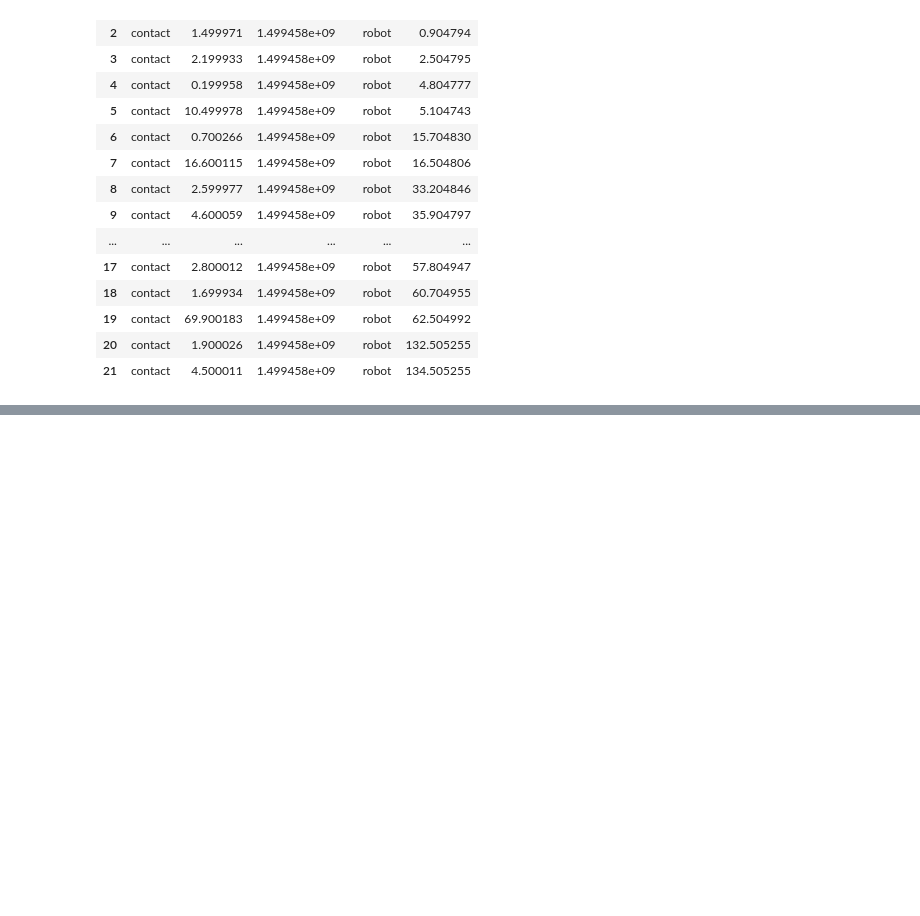
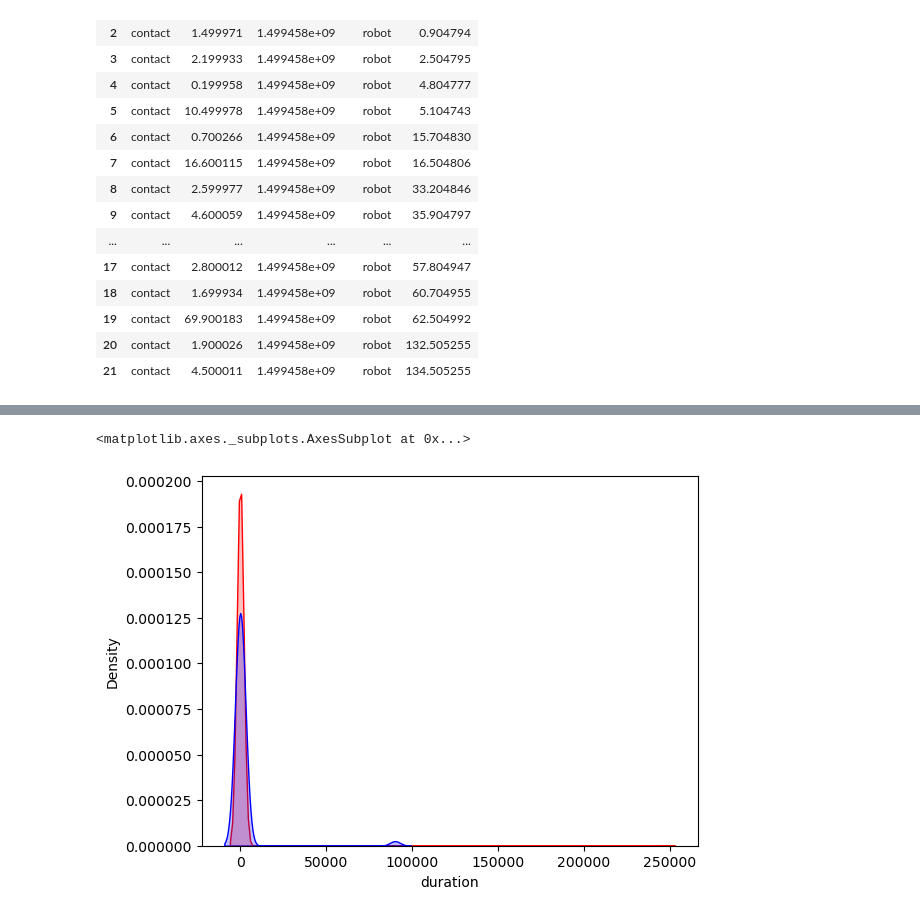
Before and after one commit to rramnauth2220/sar-gaze, a Jupyter notebook: perception.ipynb, the cells around one changed output, grey strips where cells are left out. Drawn from its saved outputs; the diff is of its cells as text; code cells hidden in the pictures; blank space fills up the shorter version.

```diff
--- a/perception.ipynb
+++ b/perception.ipynb
@@ -344,0 +479,6 @@ plt.scatter(list(range(1, len(df_cr['start']) + 1)), df_cr['lag'])
+# %%
+sns.kdeplot(df_cr['duration'], color='r', shade=True)
+sns.kdeplot(df_cr['lag'], color='b', shade=True)
+# %% [output]
+<matplotlib.axes._subplots.AxesSubplot at 0x...>
+[figure, added]
```
Also changed, not shown: parts of 21 cells of this notebook, 2 other files.
